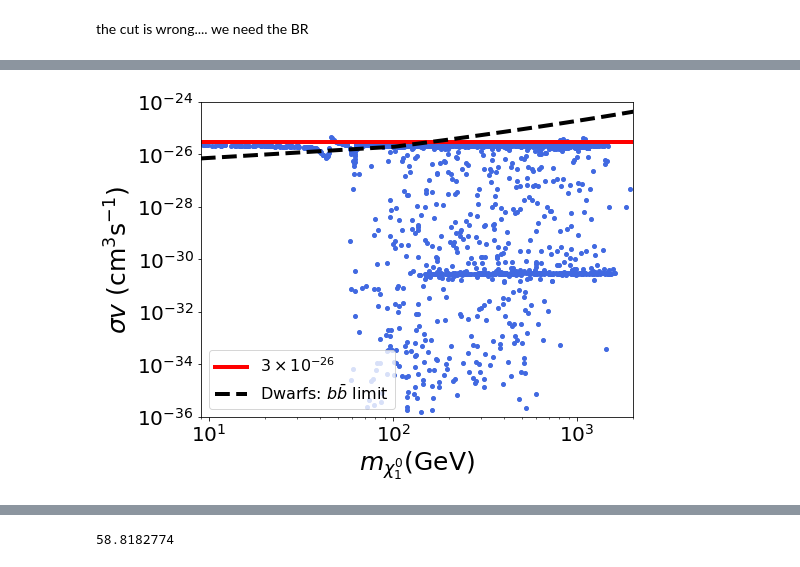
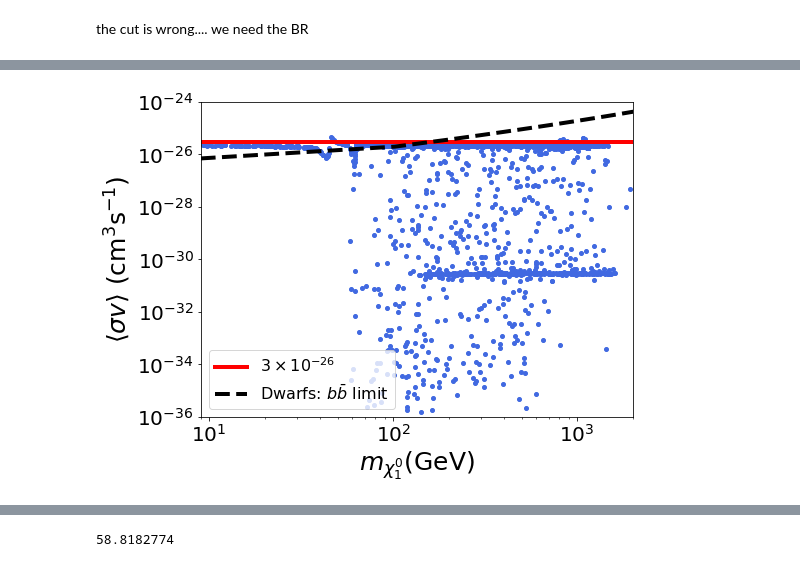
Before and after one commit to anferivera/SDdiracDM, a Jupyter notebook: run-model-general-scan_v2.ipynb, the cells around one changed output, grey strips where cells are left out. Drawn from its saved outputs; the diff is of its cells as text; code cells hidden in the pictures.

```diff
--- a/run-model-general-scan_v2.ipynb
+++ b/run-model-general-scan_v2.ipynb
@@ -906,26 +906,26 @@ print(DD.shape[0],DI.shape[0])
 # %%
 plt.figure(figsize=(8,6))
 
 plt.loglog(xDM.mChi1, xDM.sv, color='royalblue', marker='o',ms=4,linestyle='',label='')
 
 #plt.hlines(3e-26,1,1e4,'r',lw=3,label=r'$3\times 10^{-26}$')
 ##Plot xx-->> bb --> tt
 m=np.linspace(1,10000,100)
 plt.plot(m,sigmav_bb_fit(m)*0+3e-26,'r',lw=4,label=r'$3\times 10^{-26}$')
 plt.semilogy(m,sigmav_bb_fit(m),'k--',lw=4,label=r'Dwarfs: $b\bar{b}$ limit')
 #plt.semilogy(m,sigmav_ww_fit(m),'g-',lw=4,label=r'Dwarfs: $WW$ limit')
 
 plt.xlabel(r'$m_{\chi^0_1}$(GeV)',size=25)
-plt.ylabel(r'$\sigma v $ $($cm$^{3} $s$^{-1})$',size=25)
+plt.ylabel(r'$\langle\sigma v\rangle $ $($cm$^{3} $s$^{-1})$',size=25)
 plt.legend(prop={'size':16},loc='lower left')
 plt.xlim(9,2e3)
 plt.ylim(1e-36,1e-24)
 
 plt.tight_layout()
 plt.savefig('plots/sv.pdf')
 #plt.show()
 # %% [output]
-[figure, old version]
+[figure, new version]
 # %%
 plt.figure(figsize=(8,6))
 
```
Also changed, not shown: parts of 30 cells of this notebook, 5 other files.
